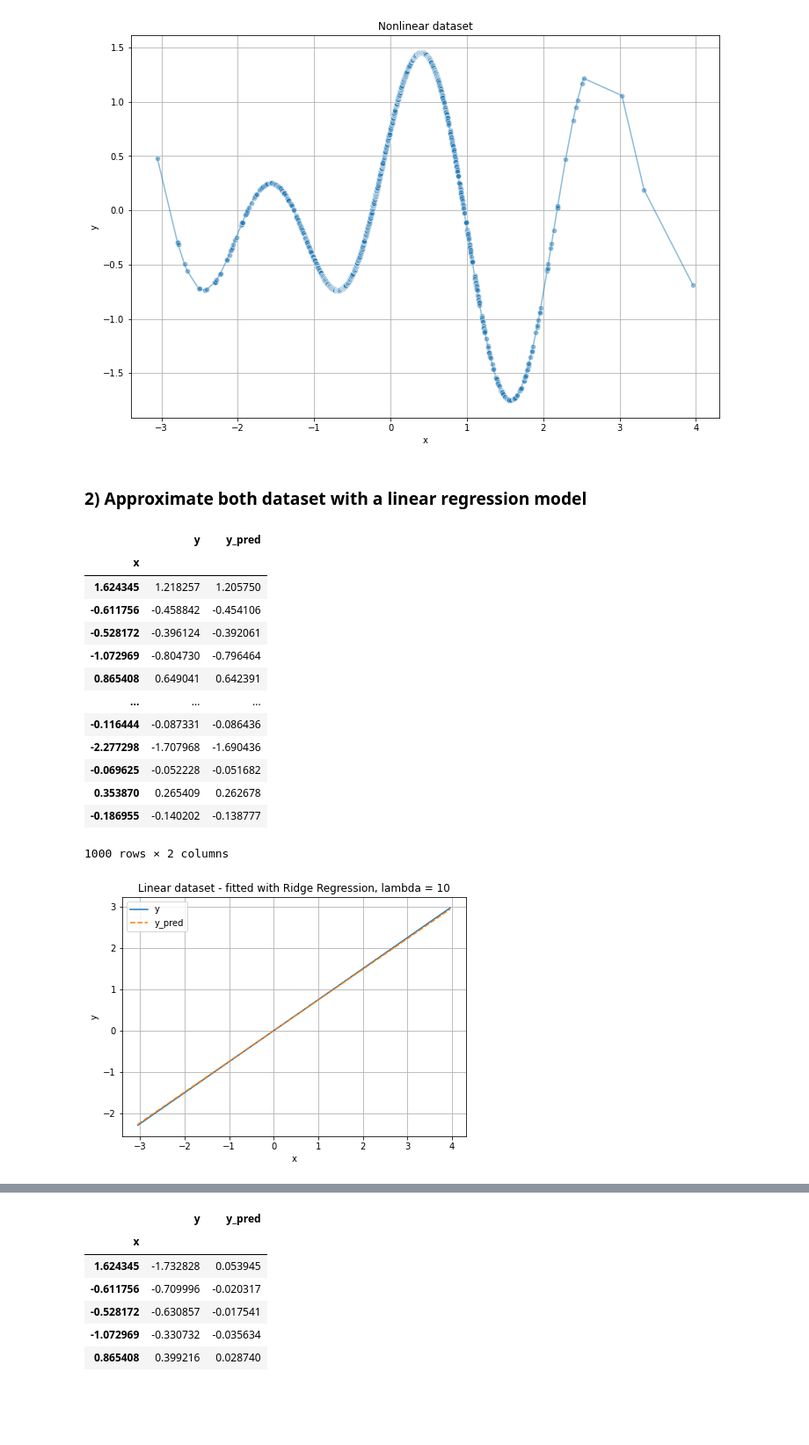
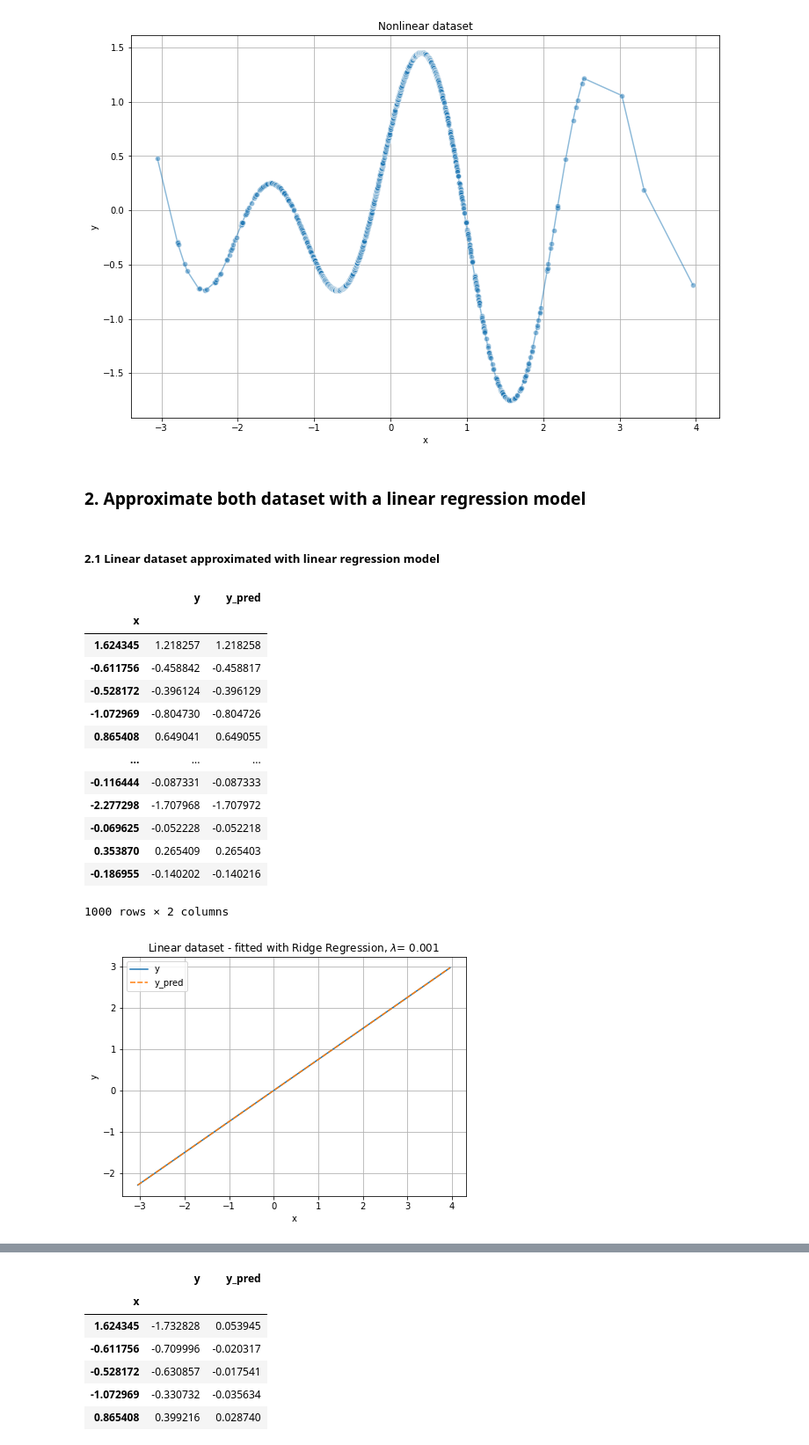
Before and after one commit to sonmikrafft-uni-MLCMS/ex5, a Jupyter notebook: task_1.ipynb, the cells around one changed output, grey strips where cells are left out. Shown: that part at 88% size. Cells and saved outputs as stored; diff of their text form; code cells hidden in the pictures; blank space fills up the shorter version.

```diff
--- a/task_1.ipynb
+++ b/task_1.ipynb
@@ -62,30 +65,34 @@ _ = plot_pandas_dataset(df_nonlinear, "x", "y", "Nonlinear dataset", x="x", y="y
 # %% [output]
 [figure]
 # %% [markdown]
-### 2) Approximate both dataset with a linear regression model
+### 2. Approximate both dataset with a linear regression model
+# %% [markdown]
+##### 2.1 Linear dataset approximated with linear regression model
 # %%
-lamb = 10
-lr = RidgeRegression(lamb=lamb)
-y_pred = lr.fit_transform(df_linear.x.values, df_linear.y.values)
+lamb = 1e-3
+rr = RidgeRegression(lamb=lamb)
+y_pred = rr.fit_transform(df_linear.x.values, df_linear.y.values)
 df_linear_augmented = augment_with_prediction(df_linear, y_pred)
 df_linear_augmented
 # %% [output]
 |  | y | y_pred |
 | x |  |  |
-| 1.624345 | 1.218257 | 1.205750 |
-| -0.611756 | -0.458842 | -0.454106 |
-| -0.528172 | -0.396124 | -0.392061 |
-| -1.072969 | -0.804730 | -0.796464 |
-| 0.865408 | 0.649041 | 0.642391 |
+| 1.624345 | 1.218257 | 1.218258 |
+| -0.611756 | -0.458842 | -0.458817 |
+| -0.528172 | -0.396124 | -0.396129 |
+| -1.072969 | -0.804730 | -0.804726 |
+| 0.865408 | 0.649041 | 0.649055 |
 | ... | ... | ... |
-| -0.116444 | -0.087331 | -0.086436 |
-| -2.277298 | -1.707968 | -1.690436 |
-| -0.069625 | -0.052228 | -0.051682 |
-| 0.353870 | 0.265409 | 0.262678 |
-| -0.186955 | -0.140202 | -0.138777 |
+| -0.116444 | -0.087331 | -0.087333 |
+| -2.277298 | -1.707968 | -1.707972 |
+| -0.069625 | -0.052228 | -0.052218 |
+| 0.353870 | 0.265409 | 0.265403 |
+| -0.186955 | -0.140202 | -0.140216 |
 1000 rows × 2 columns
 # %%
 fig, ax = plt.subplots(1, 1, figsize=(7, 5))
-ax = plot_pandas_dataset(df_linear_augmented, "x", "y", f"Linear dataset - fitted with Ridge Regression, lambda = {lamb}", ax=ax)
+title = r"Linear dataset - fitted with Ridge Regression, $\lambda$= {}".format(rr.lamb)
+ax = plot_pandas_dataset(df_linear_augmented, "x", "y", title, ax=ax)
+fig.savefig("plots/1_linear_dataset_linear_regression.pdf", bbox_inches="tight")
 # %% [output]
-[figure, old version]
+[figure, new version]
```
Also changed, not shown: parts of 17 cells of this notebook.
